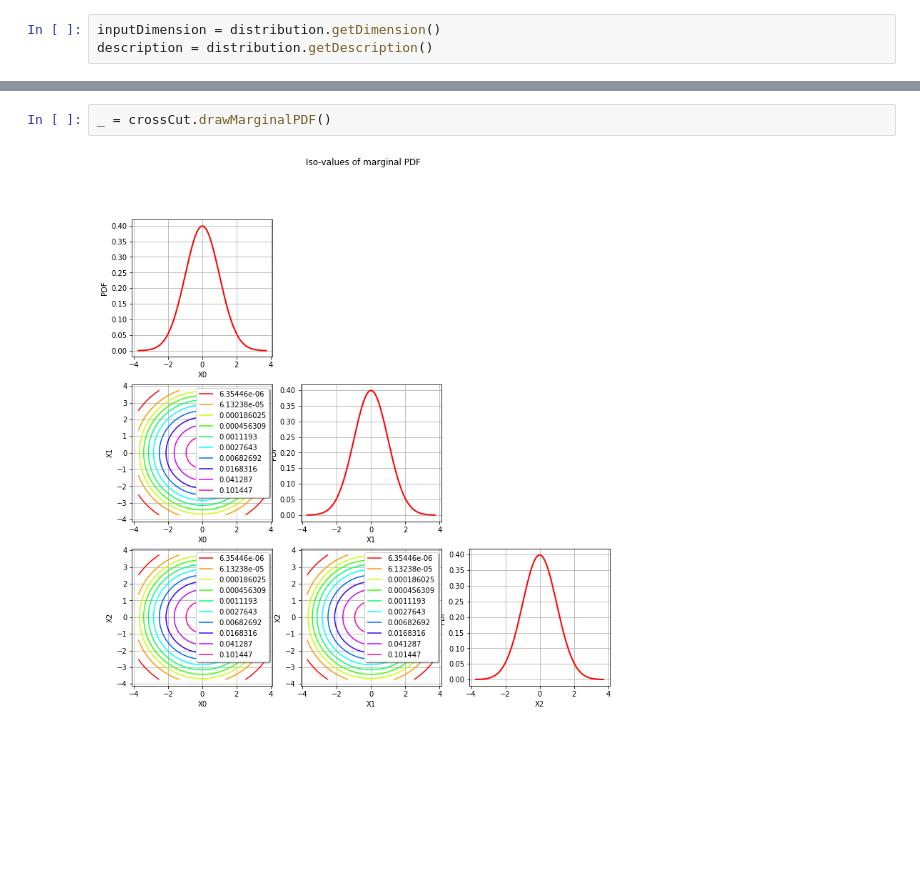
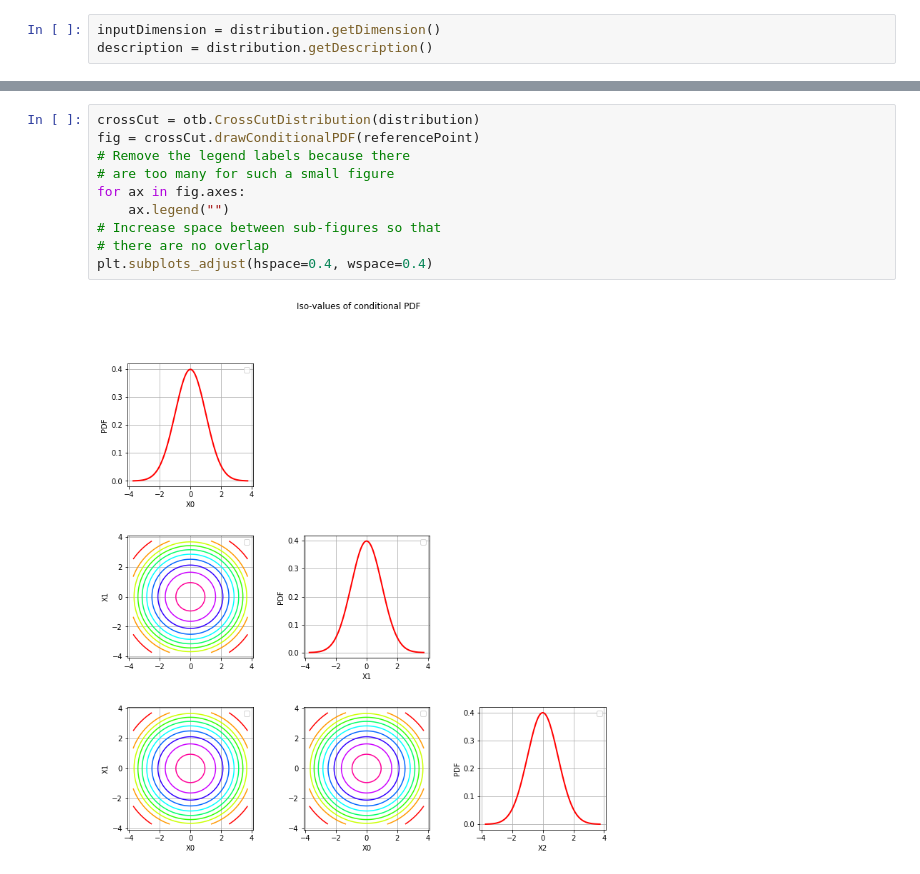
Before and after one commit to openturns/otbenchmark, a Jupyter notebook: examples/CrossCutDistribution-3D_Demo.ipynb, the cells around one changed output, grey strips where cells are left out. Drawn from its saved outputs; the diff is of its cells as text; blank space fills up the shorter version.

Commit message:
Clarified mixed legends, removed duplicate labels, increase margins to remove overlaps.

```diff
--- a/examples/CrossCutDistribution-3D_Demo.ipynb
+++ b/examples/CrossCutDistribution-3D_Demo.ipynb
@@ -25,4 +21,12 @@ _ = crossCut.drawConditionalPDF(referencePoint)
-# %%
-_ = crossCut.drawMarginalPDF()
-# %% [output]
-[figure, removed]
+# %%
+crossCut = otb.CrossCutDistribution(distribution)
+fig = crossCut.drawConditionalPDF(referencePoint)
+# Remove the legend labels because there
+# are too many for such a small figure
+for ax in fig.axes:
+    ax.legend("")
+# Increase space between sub-figures so that
+# there are no overlap
+plt.subplots_adjust(hspace=0.4, wspace=0.4)
+# %% [output]
+[figure, added]
```
Also changed, not shown: parts of 3 cells of this notebook, 5 other files.
